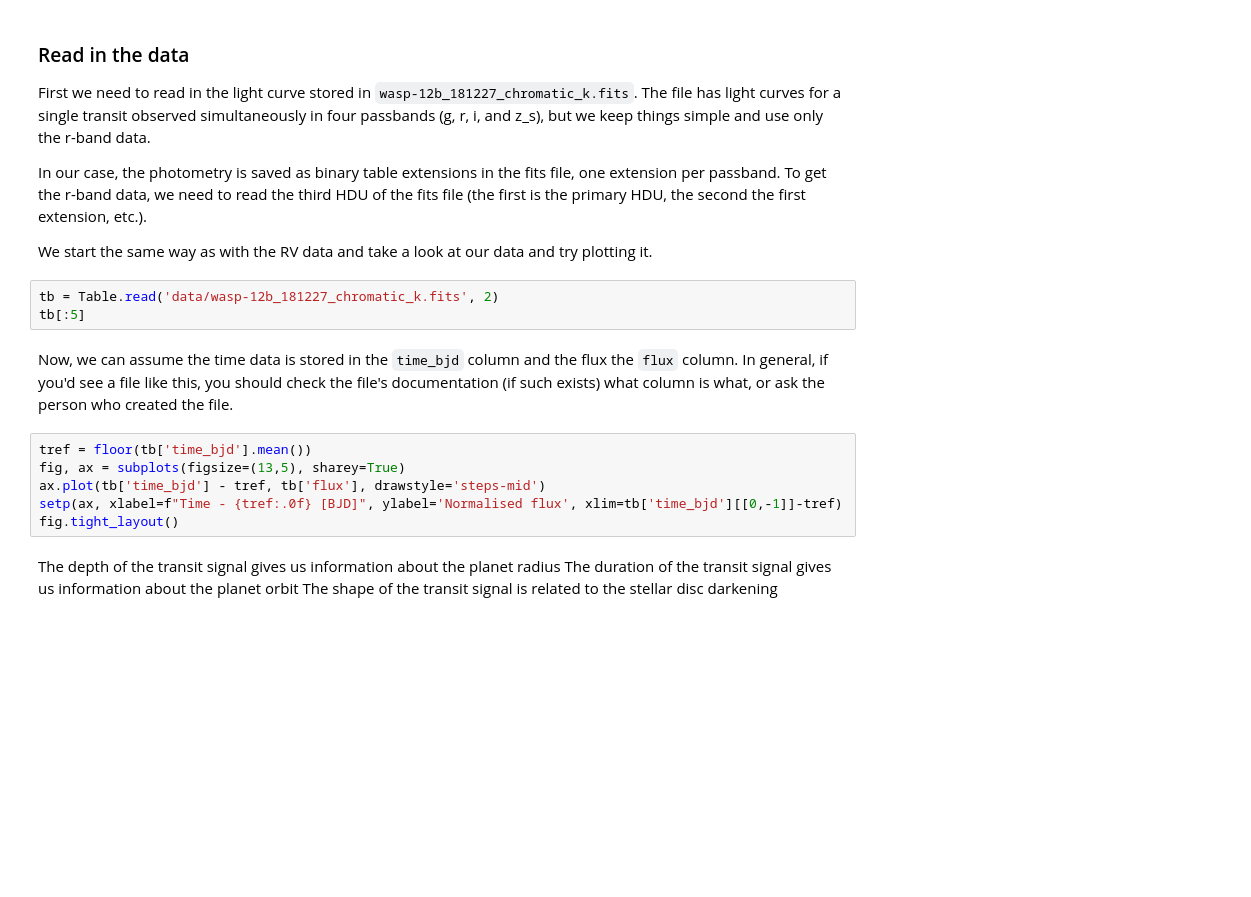
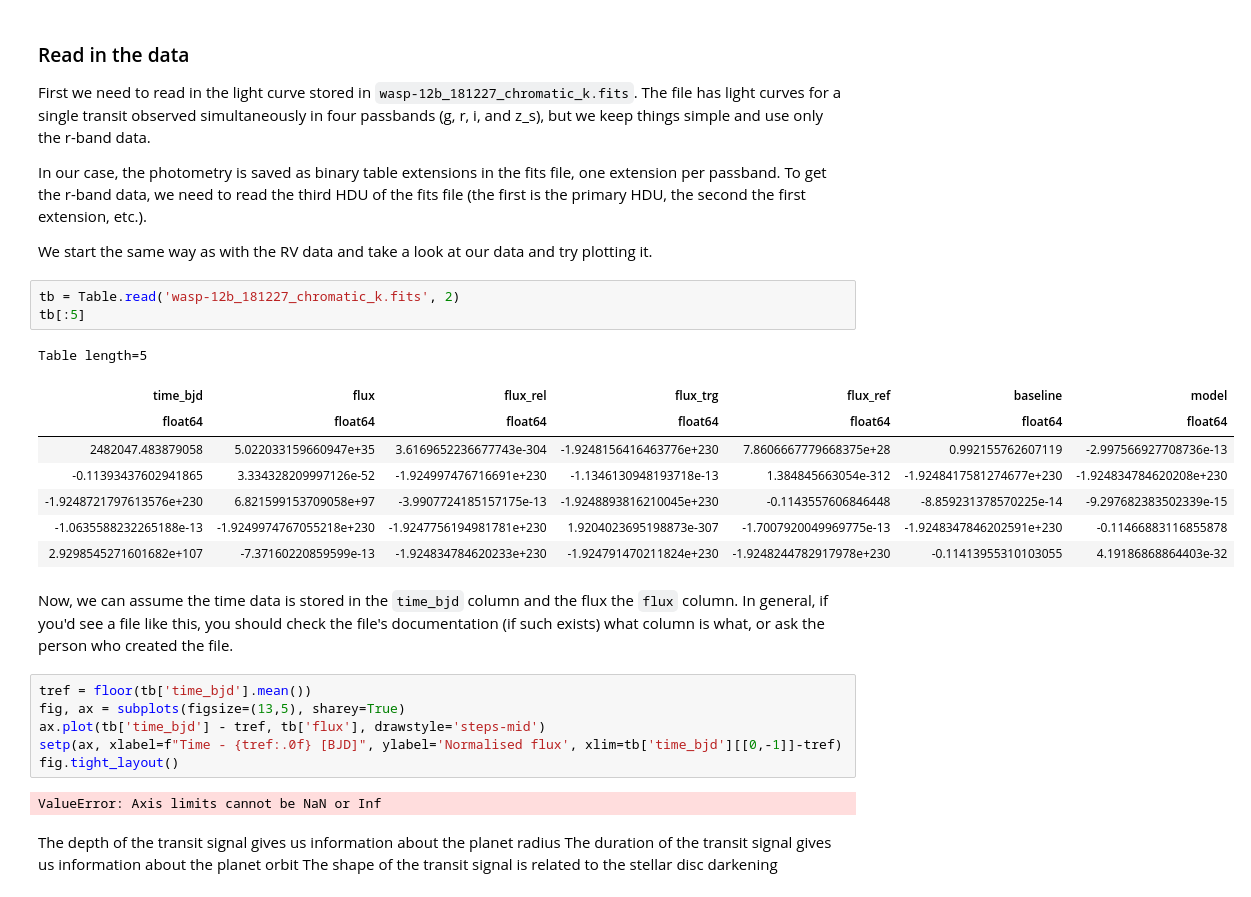
Before and after one commit to luciajuliamg/ull_exoexo_2425, a Jupyter notebook: 02_transit_analysis.ipynb, the cells around one changed output. Cells and saved outputs as stored; diff of their text form; blank space fills up the shorter version.

```diff
--- a/02_transit_analysis.ipynb
+++ b/02_transit_analysis.ipynb
@@ -36,8 +37,17 @@ In our case, the photometry is saved as binary table extensions in the fits file
 
 We start the same way as with the RV data and take a look at our data and try plotting it.
 # %%
-tb = Table.read('data/wasp-12b_181227_chromatic_k.fits', 2)
+tb = Table.read('wasp-12b_181227_chromatic_k.fits', 2)
 tb[:5]
+# %% [output]
+Table length=5
+| time_bjd | flux | flux_rel | flux_trg | flux_ref | baseline | model |
+| float64 | float64 | float64 | float64 | float64 | float64 | float64 |
+| 2482047.483879058 | 5.022033159660947e+35 | 3.6169652236677743e-304 | -1.9248156416463776e+230 | 7.8606667779668375e+28 | 0.992155762607119 | -2.997566927708736e-13 |
+| -0.11393437602941865 | 3.334328209997126e-52 | -1.924997476716691e+230 | -1.1346130948193718e-13 | 1.384845663054e-312 | -1.9248417581274677e+230 | -1.924834784620208e+230 |
+| -1.9248721797613576e+230 | 6.821599153709058e+97 | -3.9907724185157175e-13 | -1.9248893816210045e+230 | -0.1143557606846448 | -8.859231378570225e-14 | -9.297682383502339e-15 |
+| -1.0635588232265188e-13 | -1.9249974767055218e+230 | -1.9247756194981781e+230 | 1.9204023695198873e-307 | -1.7007920049969775e-13 | -1.9248347846202591e+230 | -0.11466883116855878 |
+| 2.9298545271601682e+107 | -7.37160220859599e-13 | -1.924834784620233e+230 | -1.924791470211824e+230 | -1.9248244782917978e+230 | -0.11413955310103055 | 4.19186868864403e-32 |
 # %% [markdown]
 Now, we can assume the time data is stored in the ``time_bjd`` column and the flux the ``flux`` column. In general, if you'd see a file like this, you should check the file's documentation (if such exists) what column is what, or ask the person who created the file.
 # %%
@@ -46,6 +56,8 @@ fig, ax = subplots(figsize=(13,5), sharey=True)
 ax.plot(tb['time_bjd'] - tref, tb['flux'], drawstyle='steps-mid')
 setp(ax, xlabel=f"Time - {tref:.0f} [BJD]", ylabel='Normalised flux', xlim=tb['time_bjd'][[0,-1]]-tref)
 fig.tight_layout()
+# %% [output]
+ValueError: Axis limits cannot be NaN or Inf
 # %% [markdown]
 The depth of the transit signal gives us information about the planet radius
 The duration of the transit signal gives us information about the planet orbit
```
Also changed, not shown: parts of 13 cells of this notebook, 1 other file.
